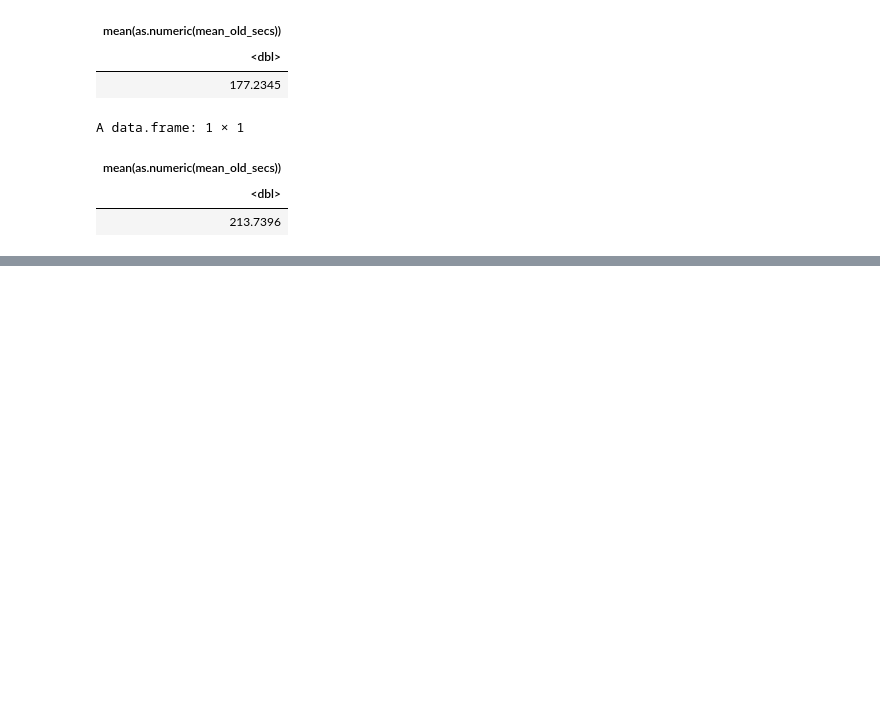
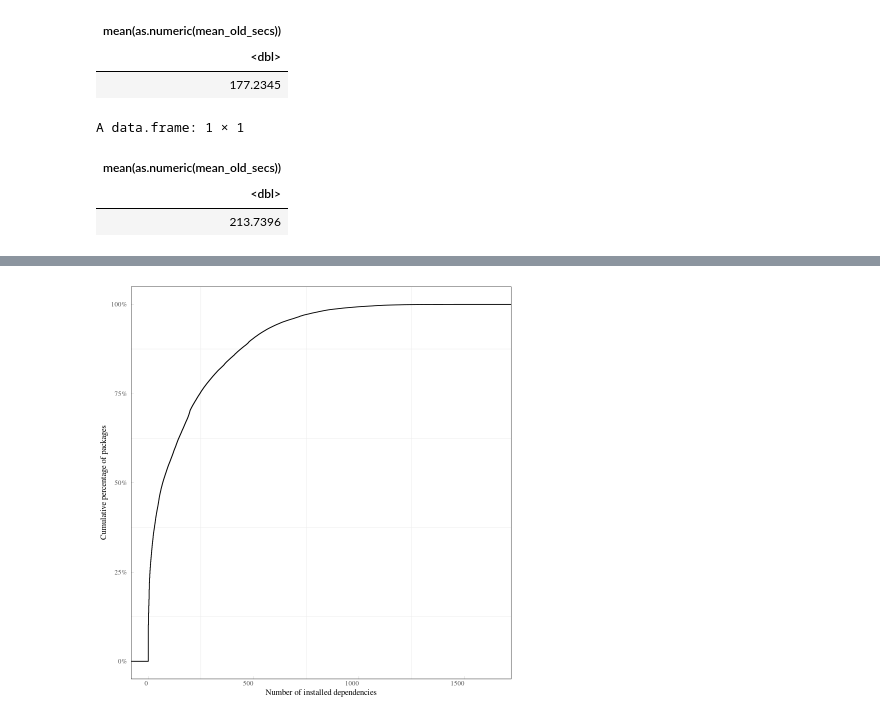
Before and after one commit to donald-pinckney/npm-follower, a Jupyter notebook: analysis/notebooks/rq3_a.ipynb, the cells around one changed output, grey strips where cells are left out. Saved outputs shown, nothing was run; the diff lists cells and outputs as text; code cells hidden in the pictures; blank space fills up the shorter version.

```diff
--- a/analysis/notebooks/rq3_a.ipynb
+++ b/analysis/notebooks/rq3_a.ipynb
@@ -164,0 +205,11 @@ A data.frame: 1 × 1
+# %%
+ggplot(data=downstream_oldness_stats, aes(x=n)) +
+    stat_ecdf() +
+    scale_y_continuous(labels = scales::percent) +
+    ylab("Cumulative percentage of packages") +
+    xlab("Number of installed dependencies") +
+    mytheme()
+
+mysave("plots/general/num_installed_deps_ecdf.pdf")
+# %% [output]
+[figure, added]
```
Also changed, not shown: parts of 9 cells of this notebook, 8 other files.
